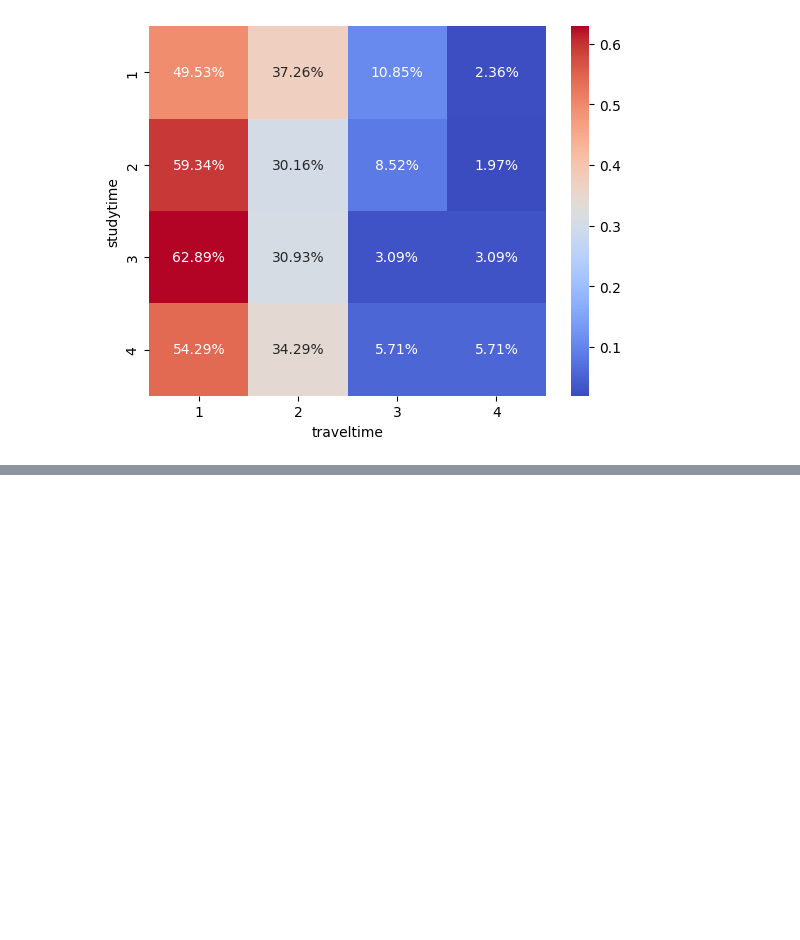
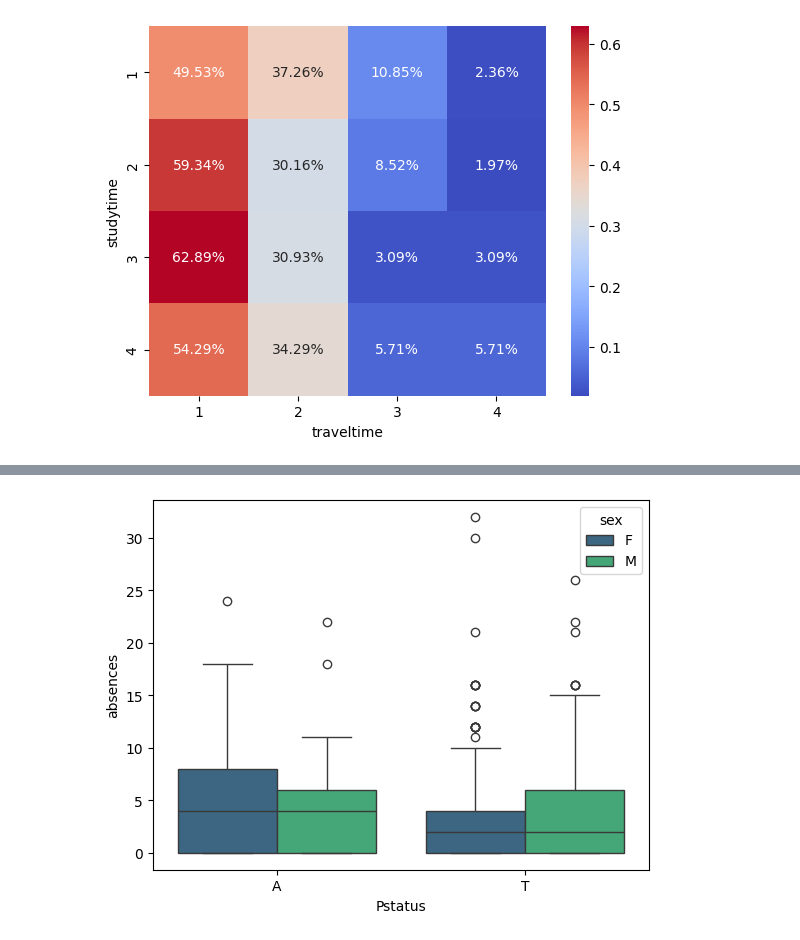
Before and after one commit to Akash3951/student-data_analysis, a Jupyter notebook: student.ipynb, the cells around one changed output, grey strips where cells are left out. Cells and saved outputs as stored; diff of their text form; code cells hidden in the pictures; blank space fills up the shorter version.

```diff
--- a/student.ipynb
+++ b/student.ipynb
@@ -187,0 +278,5 @@ plt.show()
+# %%
+sns.boxplot(data=df, x='Pstatus', y='absences', palette='viridis', hue='sex')
+plt.show()
+# %% [output]
+[figure, added]
```
Also changed, not shown: parts of 23 cells of this notebook.
